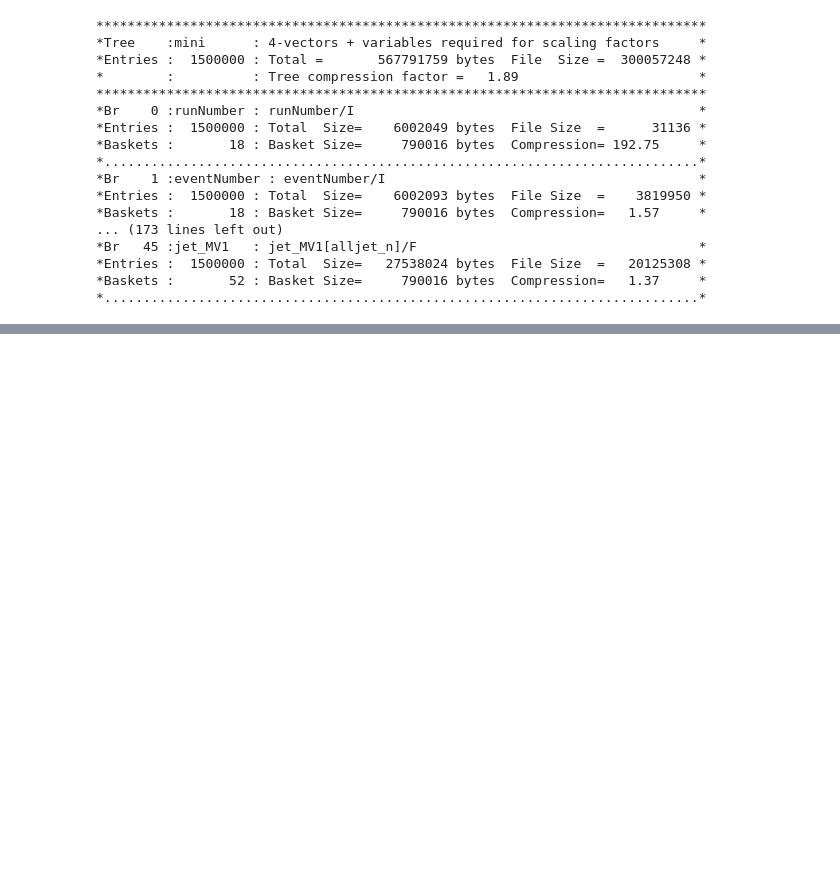
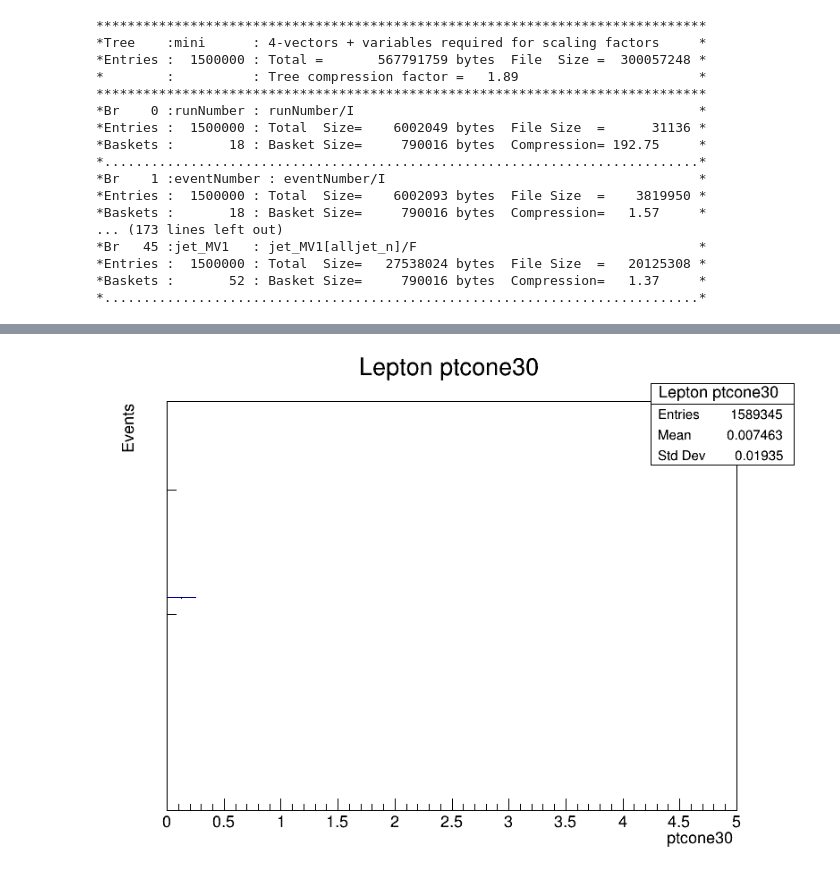
Before and after one commit to ljcaviedesb/TemasExperimental, a Jupyter notebook: TTbarSel_8TeV_MonteCarlo.ipynb, the cells around one changed output, grey strips where cells are left out. Drawn from its saved outputs; the diff is of its cells as text; code cells hidden in the pictures; blank space fills up the shorter version.

```diff
--- a/TTbarSel_8TeV_MonteCarlo.ipynb
+++ b/TTbarSel_8TeV_MonteCarlo.ipynb
@@ -374,0 +295,7 @@ canvas->Draw();
+# %%
+hist_lep_ptcone30->Scale(factor);
+hist_lep_ptcone30->Draw();
+canvas->SetLogy();
+canvas->Draw();
+# %% [output]
+[figure, added]
```
Also changed, not shown: parts of 55 cells of this notebook.
